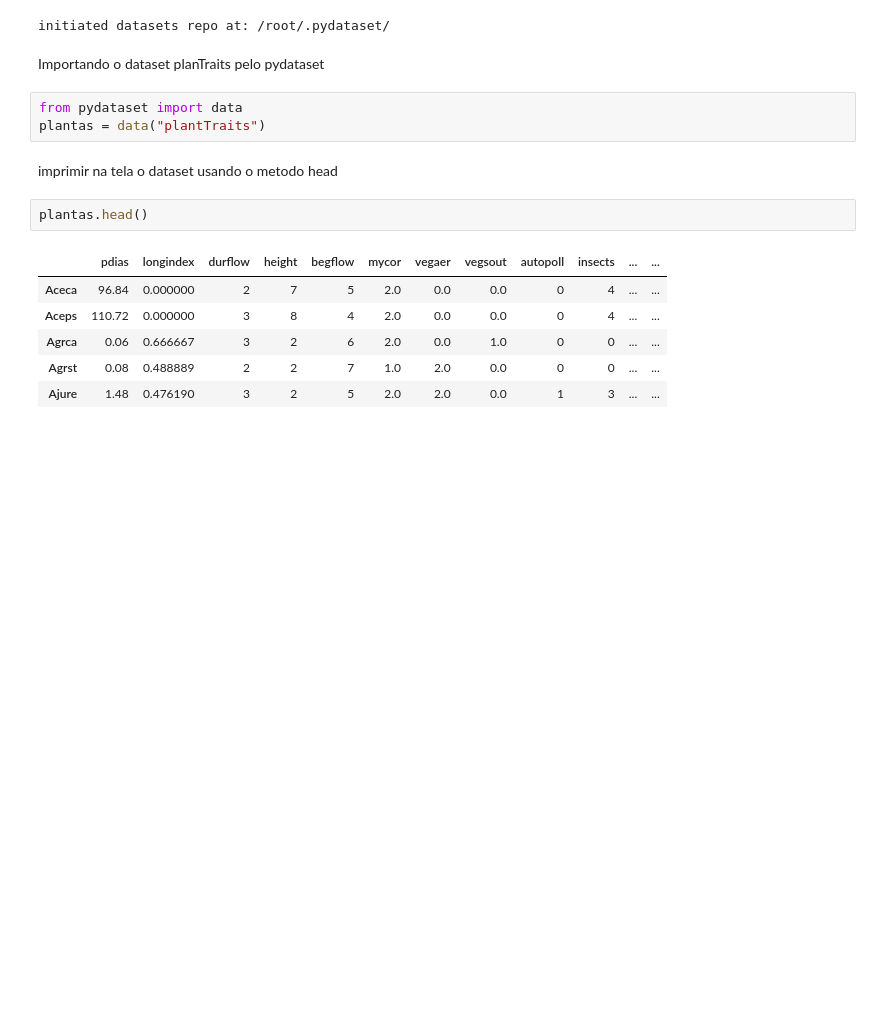
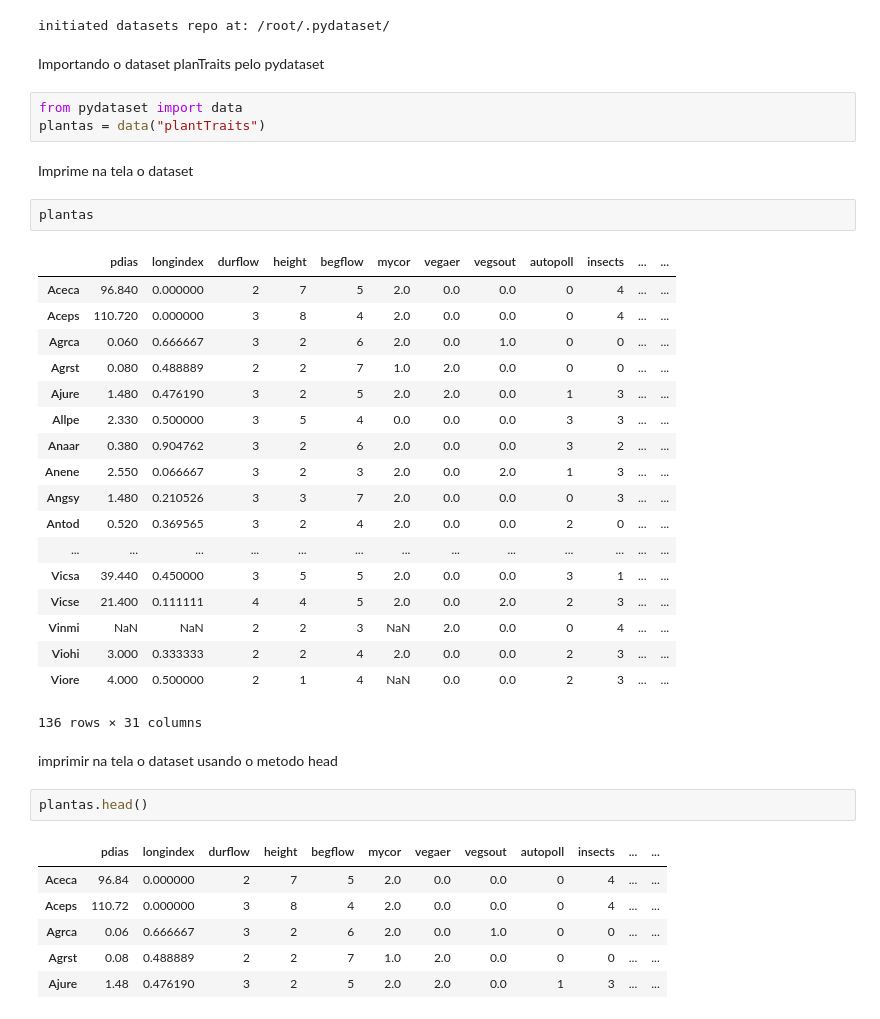
Before and after one commit to cvilanova76/desafio-pandas, a Jupyter notebook: Desafio_Pandas.ipynb, the cells around one changed output. Cells and saved outputs as stored; diff of their text form; blank space fills up the shorter version.

```diff
--- a/Desafio_Pandas.ipynb
+++ b/Desafio_Pandas.ipynb
@@ -37,6 +37,29 @@ Importando o dataset planTraits pelo pydataset
 # %%
 from pydataset import data
 plantas = data("plantTraits")
+# %% [markdown]
+Imprime na tela o dataset
+# %%
+plantas
+# %% [output]
+|  | pdias | longindex | durflow | height | begflow | mycor | vegaer | vegsout | autopoll | insects | ... | ... |
+| Aceca | 96.840 | 0.000000 | 2 | 7 | 5 | 2.0 | 0.0 | 0.0 | 0 | 4 | ... | ... |
+| Aceps | 110.720 | 0.000000 | 3 | 8 | 4 | 2.0 | 0.0 | 0.0 | 0 | 4 | ... | ... |
+| Agrca | 0.060 | 0.666667 | 3 | 2 | 6 | 2.0 | 0.0 | 1.0 | 0 | 0 | ... | ... |
+| Agrst | 0.080 | 0.488889 | 2 | 2 | 7 | 1.0 | 2.0 | 0.0 | 0 | 0 | ... | ... |
+| Ajure | 1.480 | 0.476190 | 3 | 2 | 5 | 2.0 | 2.0 | 0.0 | 1 | 3 | ... | ... |
+| Allpe | 2.330 | 0.500000 | 3 | 5 | 4 | 0.0 | 0.0 | 0.0 | 3 | 3 | ... | ... |
+| Anaar | 0.380 | 0.904762 | 3 | 2 | 6 | 2.0 | 0.0 | 0.0 | 3 | 2 | ... | ... |
+| Anene | 2.550 | 0.066667 | 3 | 2 | 3 | 2.0 | 0.0 | 2.0 | 1 | 3 | ... | ... |
+| Angsy | 1.480 | 0.210526 | 3 | 3 | 7 | 2.0 | 0.0 | 0.0 | 0 | 3 | ... | ... |
+| Antod | 0.520 | 0.369565 | 3 | 2 | 4 | 2.0 | 0.0 | 0.0 | 2 | 0 | ... | ... |
+| ... | ... | ... | ... | ... | ... | ... | ... | ... | ... | ... | ... | ... |
+| Vicsa | 39.440 | 0.450000 | 3 | 5 | 5 | 2.0 | 0.0 | 0.0 | 3 | 1 | ... | ... |
+| Vicse | 21.400 | 0.111111 | 4 | 4 | 5 | 2.0 | 0.0 | 2.0 | 2 | 3 | ... | ... |
+| Vinmi | NaN | NaN | 2 | 2 | 3 | NaN | 2.0 | 0.0 | 0 | 4 | ... | ... |
+| Viohi | 3.000 | 0.333333 | 2 | 2 | 4 | 2.0 | 0.0 | 0.0 | 2 | 3 | ... | ... |
+| Viore | 4.000 | 0.500000 | 2 | 1 | 4 | NaN | 0.0 | 0.0 | 2 | 3 | ... | ... |
+136 rows × 31 columns
 # %% [markdown]
 imprimir na tela o dataset usando o metodo head
 # %%
```
Also changed, not shown: parts of 14 cells of this notebook.
